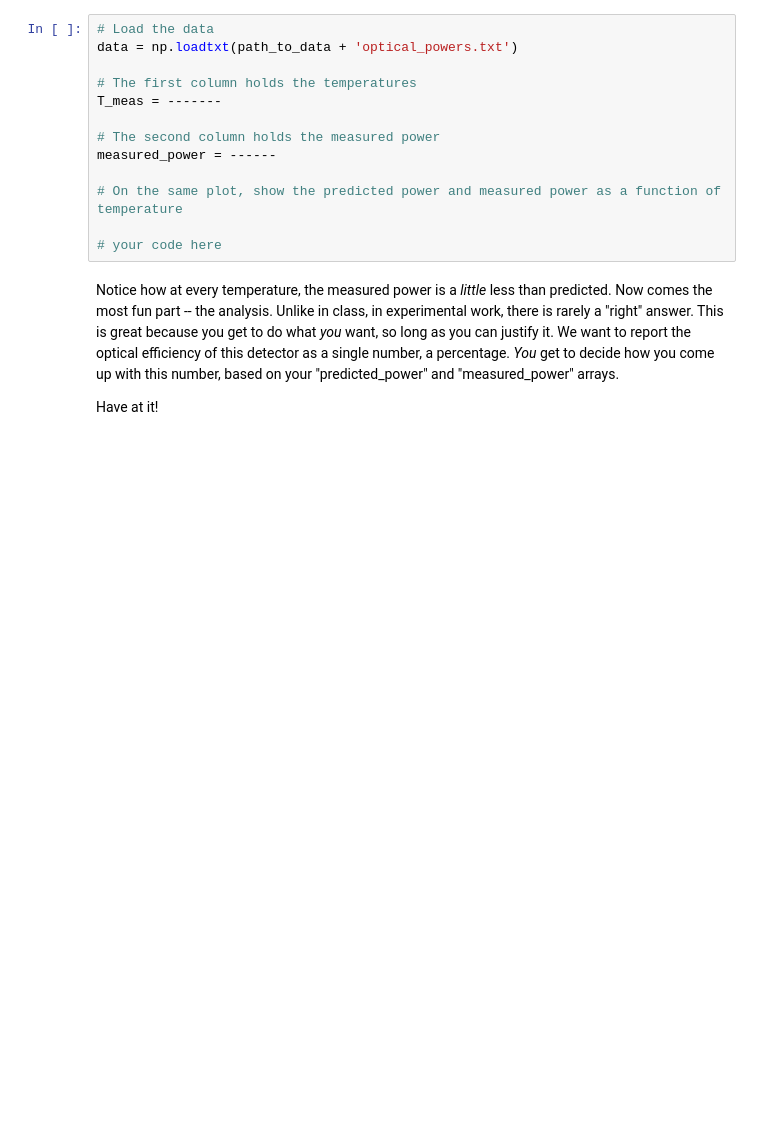
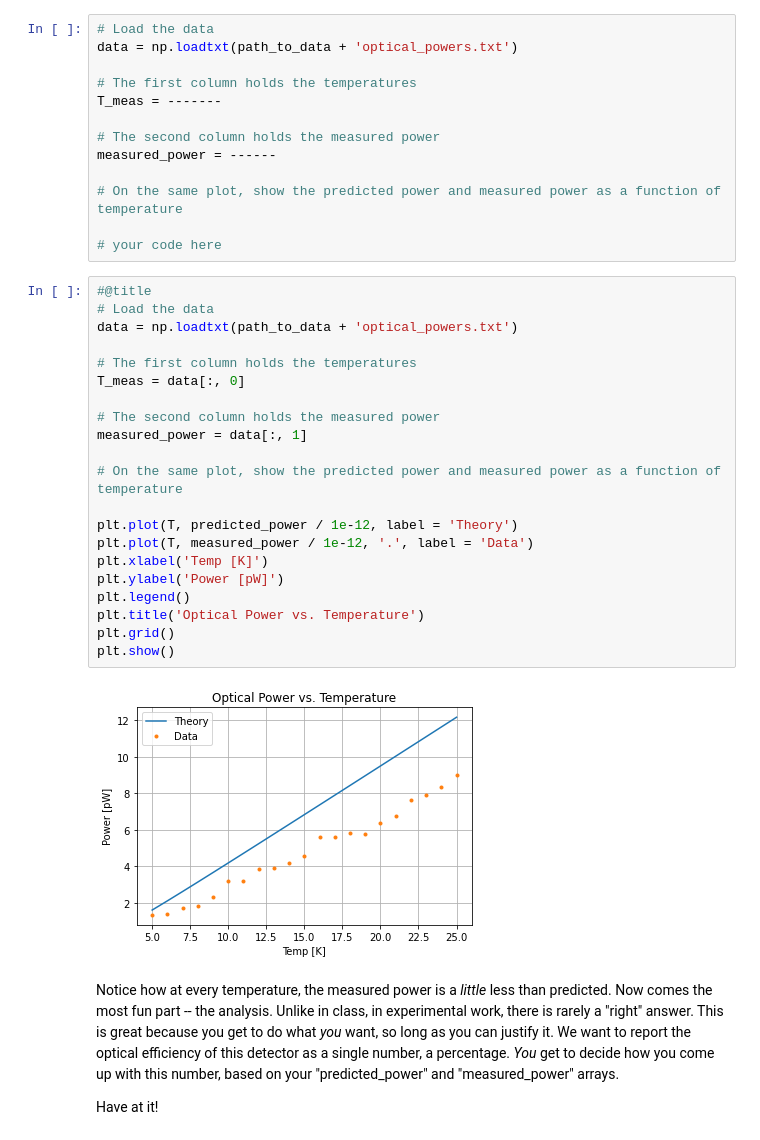
Before and after one commit to JonalynFair/s-nsbp, a Jupyter notebook: 3_Characterizing_Detectors.ipynb, the cells around one changed output. Drawn from its saved outputs; the diff is of its cells as text; blank space fills up the shorter version.

```diff
--- a/3_Characterizing_Detectors.ipynb
+++ b/3_Characterizing_Detectors.ipynb
@@ -395,6 +395,29 @@ measured_power = ------
 # On the same plot, show the predicted power and measured power as a function of temperature
 
 # your code here
+# %%
+#@title
+# Load the data
+data = np.loadtxt(path_to_data + 'optical_powers.txt')
+
+# The first column holds the temperatures
+T_meas = data[:, 0]
+
+# The second column holds the measured power
+measured_power = data[:, 1]
+
+# On the same plot, show the predicted power and measured power as a function of temperature
+
+plt.plot(T, predicted_power / 1e-12, label = 'Theory')
+plt.plot(T, measured_power / 1e-12, '.', label = 'Data')
+plt.xlabel('Temp [K]')
+plt.ylabel('Power [pW]')
+plt.legend()
+plt.title('Optical Power vs. Temperature')
+plt.grid()
+plt.show()
+# %% [output]
+[figure, added]
 # %% [markdown]
 Notice how at every temperature, the measured power is a *little* less than predicted. Now comes the most fun part -- the analysis. Unlike in class, in experimental work, there is rarely a "right" answer. This is great because you get to do what *you* want, so long as you can justify it. We want to report the optical efficiency of this detector as a single number, a percentage. *You* get to decide how you come up with this number, based on your "predicted_power" and "measured_power" arrays.
 
```
